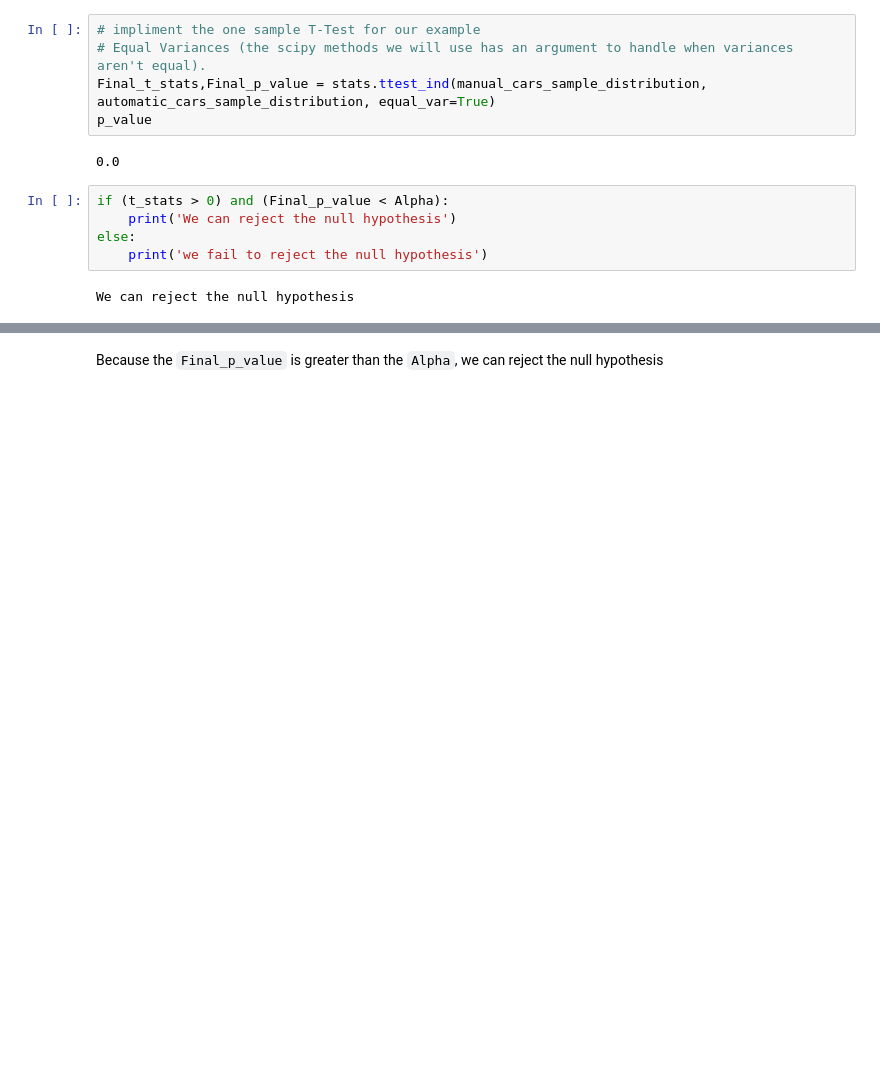
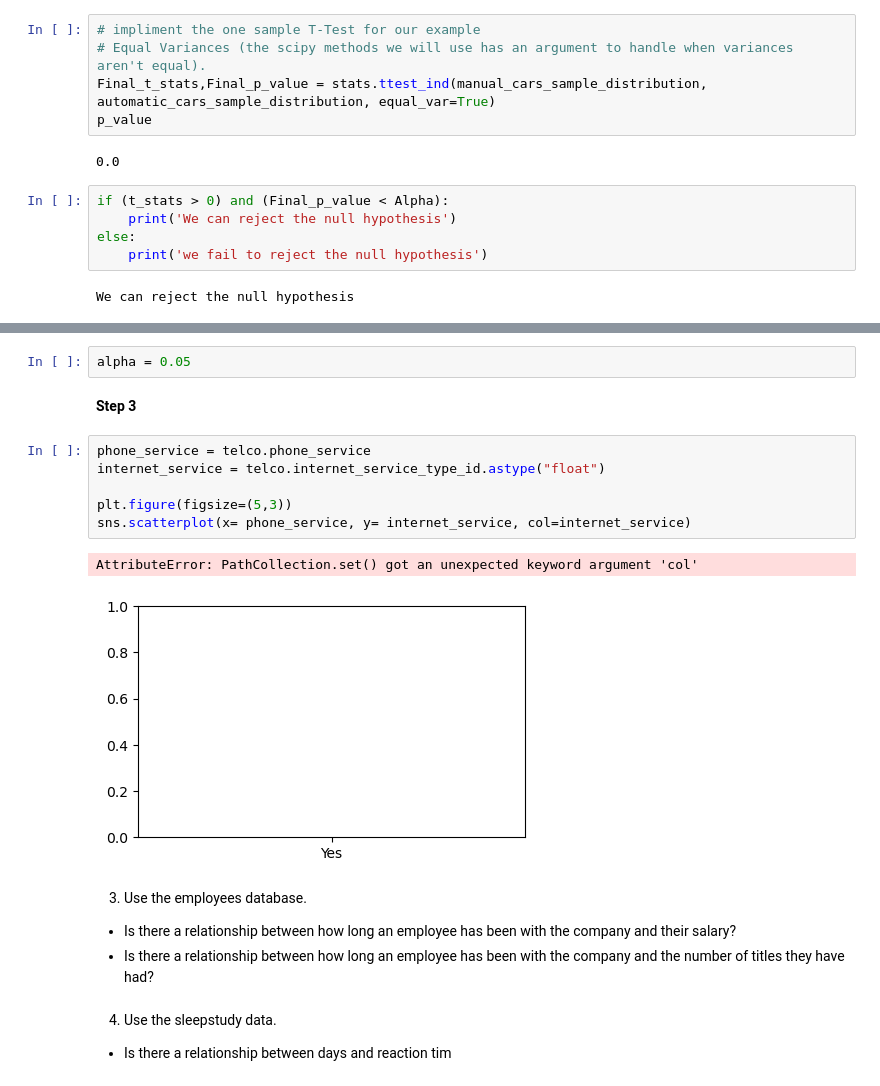
Before and after one commit to MigashaneVictoire/statistics-exercises, a Jupyter notebook: hypothesis_testing.ipynb, the cells around one changed output, grey strips where cells are left out. Saved outputs shown, nothing was run; the diff lists cells and outputs as text; blank space fills up the shorter version.

```diff
--- a/hypothesis_testing.ipynb
+++ b/hypothesis_testing.ipynb
@@ -466,2 +605,20 @@ We can reject the null hypothesis
+# %%
+alpha = 0.05
+# %% [markdown]
+**Step 3**
+# %%
+phone_service = telco.phone_service
+internet_service = telco.internet_service_type_id.astype("float")
+
+plt.figure(figsize=(5,3))
+sns.scatterplot(x= phone_service, y= internet_service, col=internet_service)
+# %% [output]
+AttributeError: PathCollection.set() got an unexpected keyword argument 'col'
+[figure, added]
+# %% [markdown]
+3. Use the employees database.
+- Is there a relationship between how long an employee has been with the company and their salary?
+- Is there a relationship between how long an employee has been with the company and the number of titles they have had?
 # %% [markdown]
-Because the `Final_p_value` is greater than the `Alpha`, we can reject the null hypothesis
+4. Use the sleepstudy data.
+- Is there a relationship between days and reaction tim
```
Also changed, not shown: parts of 21 cells of this notebook.
